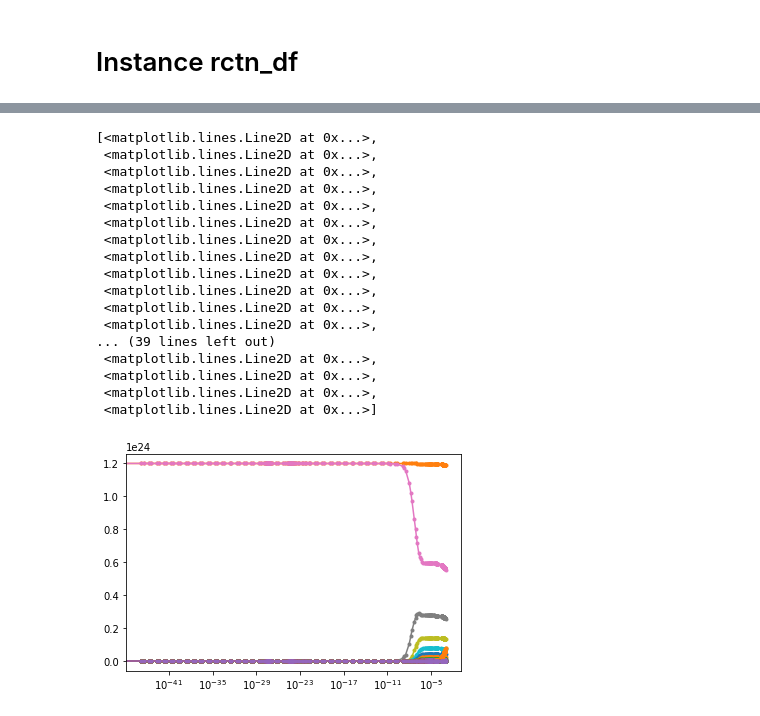
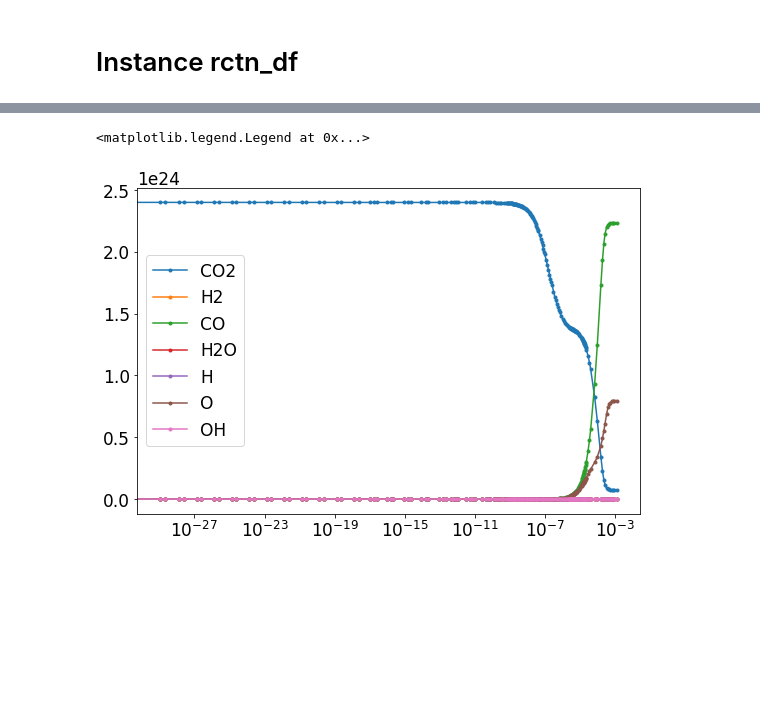
Before and after one commit to LiuPhyMan/PlasmaChemistry, a Jupyter notebook: _notebook/未命名1.ipynb, the cells around one changed output, grey strips where cells are left out. Saved outputs shown, nothing was run; the diff lists cells and outputs as text; code cells hidden in the pictures; blank space fills up the shorter version.

```diff
--- a/_notebook/未命名1.ipynb
+++ b/_notebook/未命名1.ipynb
@@ -29,7 +37,11 @@ from plasmistry.electron import get_maxwell_eedf
 import yaml
 yaml.add_constructor(u"!eval", eval_constructor)
 yaml.add_constructor(u"!LT", LT_constructor)
-yaml.add_constructor(u"!Arr", Arr_constructor)
+yaml.add_constructor("!StandardArr", standard_Arr_constructor)
+yaml.add_constructor("!ChemKinArr_2_rcnt", chemkin_Arr_2_rcnts_constructor)
+yaml.add_constructor("!ChemKinArr_3_rcnt", chemkin_Arr_3_rcnts_constructor)
+yaml.add_constructor("!rev", reversed_reaction_constructor)
+yaml.add_constructor("!alpha", alpha_constructor)
 # %% [markdown]
 # Set widgets
 # %%
@@ -117,7 +136,7 @@ for _, _option in [('ele', rctn_all['electron reactions'].keys()),
                    ('rel', rctn_all['relaxation reactions'].keys()),
                    ('species', _species_list)]:
     _widgets[_] = widgets.SelectMultiple(options=_option,
-                                         layout=Layout(height='300px'))
+                                         layout=Layout(height='900px'))
 # --------------------------------------------------------------------------- #
 # set floattext
 for _, _value in [('electron_density', 1.0), ('Te', 1.0), ('CO2_density', 1.0),
@@ -308,24 +297,12 @@ sol = solve_ivp(dndt_all, time_span, y0, method='BDF', rtol=1e-1)
-# %%
-plt.semilogx(sol.t, sol.y.transpose(), marker='.')
-# %% [output]
-[<matplotlib.lines.Line2D at 0x...>,
- <matplotlib.lines.Line2D at 0x...>,
- <matplotlib.lines.Line2D at 0x...>,
- <matplotlib.lines.Line2D at 0x...>,
- <matplotlib.lines.Line2D at 0x...>,
- <matplotlib.lines.Line2D at 0x...>,
- <matplotlib.lines.Line2D at 0x...>,
- <matplotlib.lines.Line2D at 0x...>,
- <matplotlib.lines.Line2D at 0x...>,
- <matplotlib.lines.Line2D at 0x...>,
- <matplotlib.lines.Line2D at 0x...>,
- <matplotlib.lines.Line2D at 0x...>,
-... (39 lines left out)
- <matplotlib.lines.Line2D at 0x...>,
- <matplotlib.lines.Line2D at 0x...>,
- <matplotlib.lines.Line2D at 0x...>,
- <matplotlib.lines.Line2D at 0x...>]
-[figure, removed]
+# %%
+densities = dict()
+for _ in ['CO2', 'H2', 'CO', 'H2O', 'H', 'O', 'OH']:
+    densities[_] = sol.y[rctn_instances['electron reactions'].species==_].transpose()
+    plt.semilogx(sol.t, densities[_], marker='.',label=_)
+plt.legend()
+# %% [output]
+<matplotlib.legend.Legend at 0x...>
+[figure, added]
 # %%
 rctn_instances['relaxation reactions'].set_rate(density=sol.y[:,-1])
 rctn_instances['relaxation reactions'].view_rate_const_and_rate()
```
Also changed, not shown: parts of 27 cells of this notebook, 4 other files.
